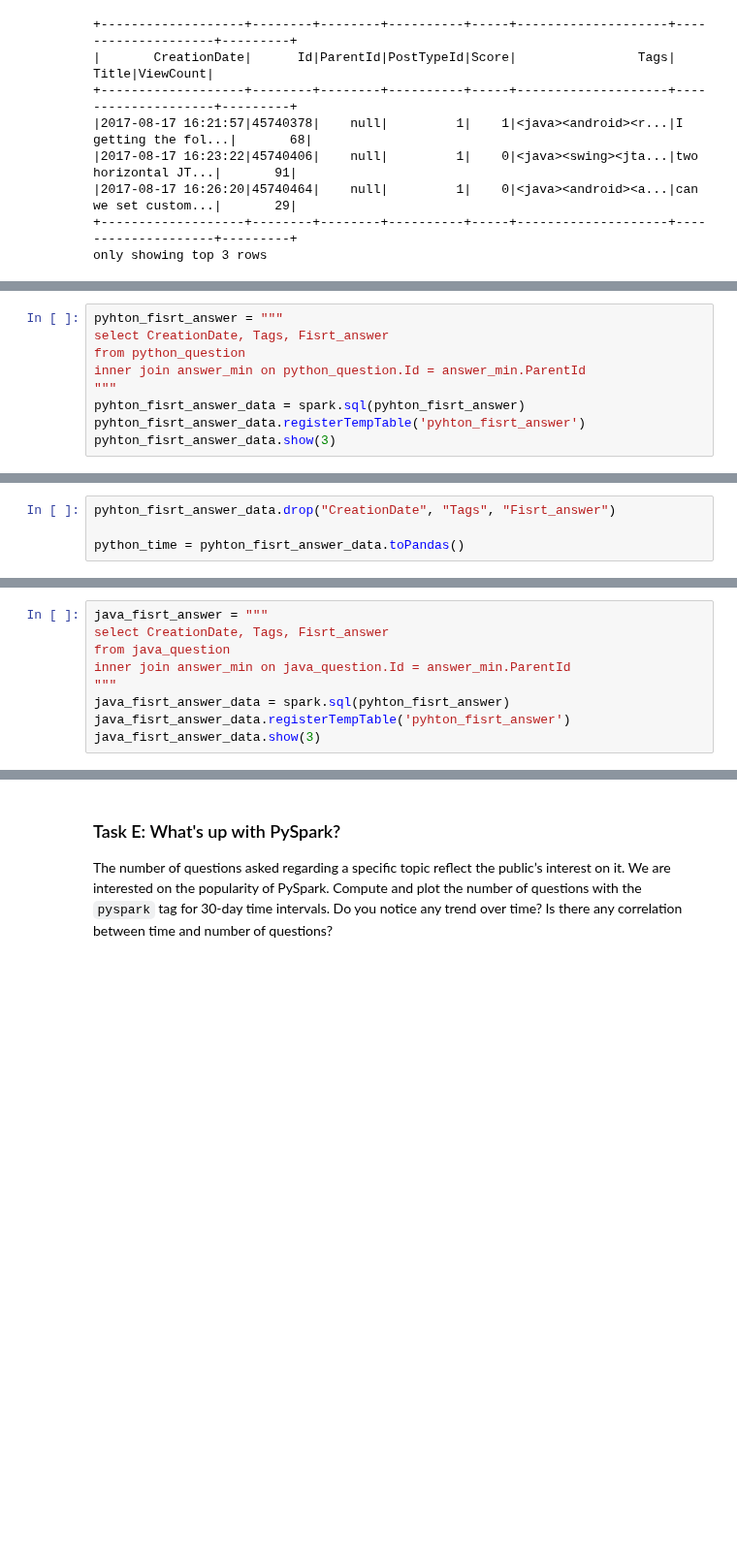
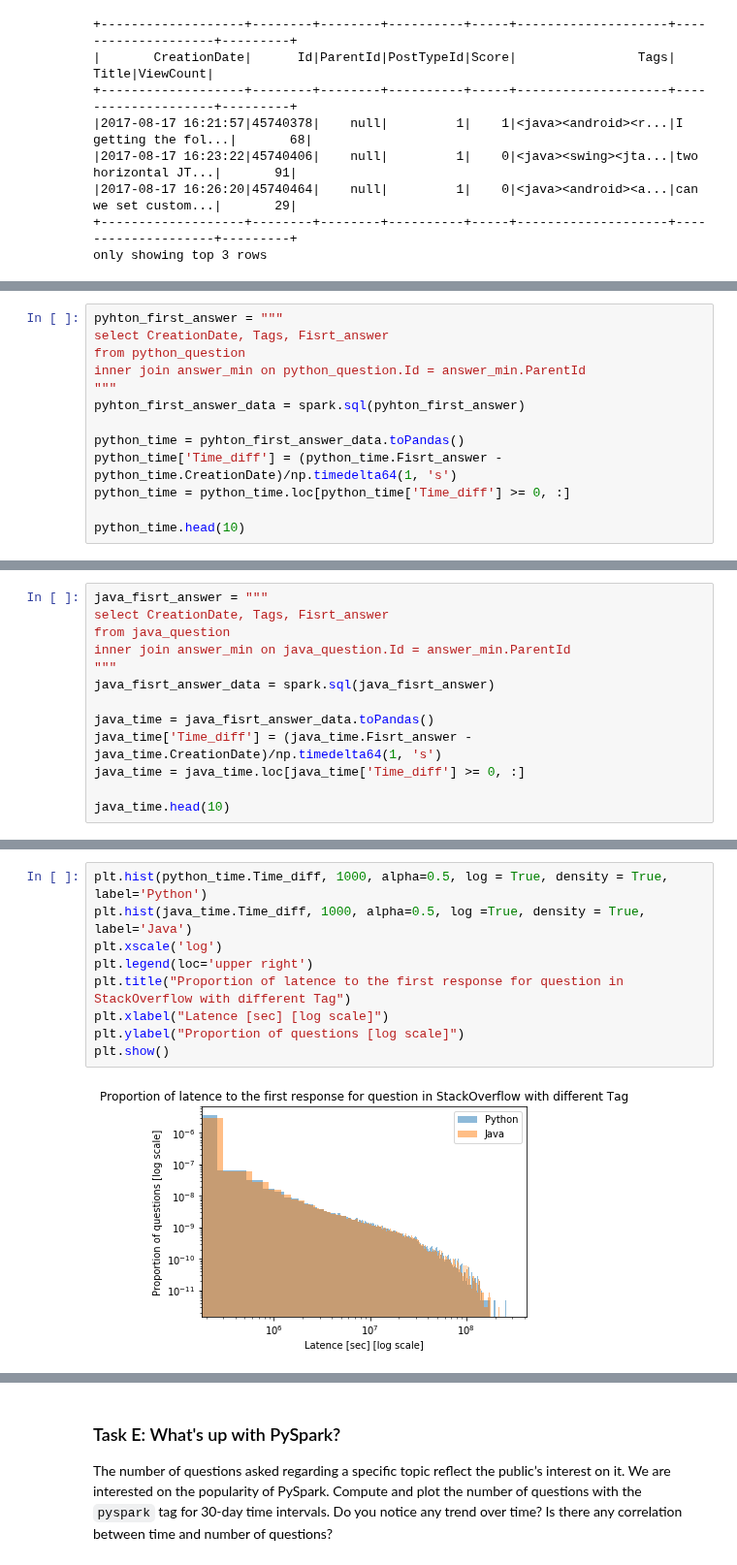
Before and after one commit to vbruttin/ada_homeworks, a Jupyter notebook: Homework3.ipynb, the cells around one changed output, grey strips where cells are left out. Shown at 97% size. Saved outputs shown, nothing was run; the diff lists cells and outputs as text; blank space fills up the shorter version.

```diff
--- a/Homework3.ipynb
+++ b/Homework3.ipynb
@@ -330,10 +310,14 @@ only showing top 3 rows
 # %%
-pyhton_fisrt_answer = """
+pyhton_first_answer = """
 select CreationDate, Tags, Fisrt_answer
 from python_question
 inner join answer_min on python_question.Id = answer_min.ParentId
 """
-pyhton_fisrt_answer_data = spark.sql(pyhton_fisrt_answer)
-pyhton_fisrt_answer_data.registerTempTable('pyhton_fisrt_answer')
-pyhton_fisrt_answer_data.show(3)
+pyhton_first_answer_data = spark.sql(pyhton_first_answer)
+
+python_time = pyhton_first_answer_data.toPandas()
+python_time['Time_diff'] = (python_time.Fisrt_answer - python_time.CreationDate)/np.timedelta64(1, 's')
+python_time = python_time.loc[python_time['Time_diff'] >= 0, :]
+
+python_time.head(10)
 # %% [output]
@@ -353,4 +334,0 @@ AnalysisException: "cannot resolve '(answer_min.`Fisrt_answer` - python_question
-# %%
-pyhton_fisrt_answer_data.drop("CreationDate", "Tags", "Fisrt_answer")
-
-python_time = pyhton_fisrt_answer_data.toPandas()
@@ -379,7 +338,11 @@ select CreationDate, Tags, Fisrt_answer
 from java_question
 inner join answer_min on java_question.Id = answer_min.ParentId
 """
-java_fisrt_answer_data = spark.sql(pyhton_fisrt_answer)
-java_fisrt_answer_data.registerTempTable('pyhton_fisrt_answer')
-java_fisrt_answer_data.show(3)
+java_fisrt_answer_data = spark.sql(java_fisrt_answer)
+
+java_time = java_fisrt_answer_data.toPandas()
+java_time['Time_diff'] = (java_time.Fisrt_answer - java_time.CreationDate)/np.timedelta64(1, 's')
+java_time = java_time.loc[java_time['Time_diff'] >= 0, :]
+
+java_time.head(10)
 # %% [output]
@@ -393,0 +360,11 @@ only showing top 3 rows
+# %%
+plt.hist(python_time.Time_diff, 1000, alpha=0.5, log = True, density = True, label='Python')
+plt.hist(java_time.Time_diff, 1000, alpha=0.5, log =True, density = True, label='Java')
+plt.xscale('log')
+plt.legend(loc='upper right')
+plt.title("Proportion of latence to the first response for question in StackOverflow with different Tag")
+plt.xlabel("Latence [sec] [log scale]")
+plt.ylabel("Proportion of questions [log scale]")
+plt.show()
+# %% [output]
+[figure, added]
```
Also changed, not shown: parts of 8 cells of this notebook.
